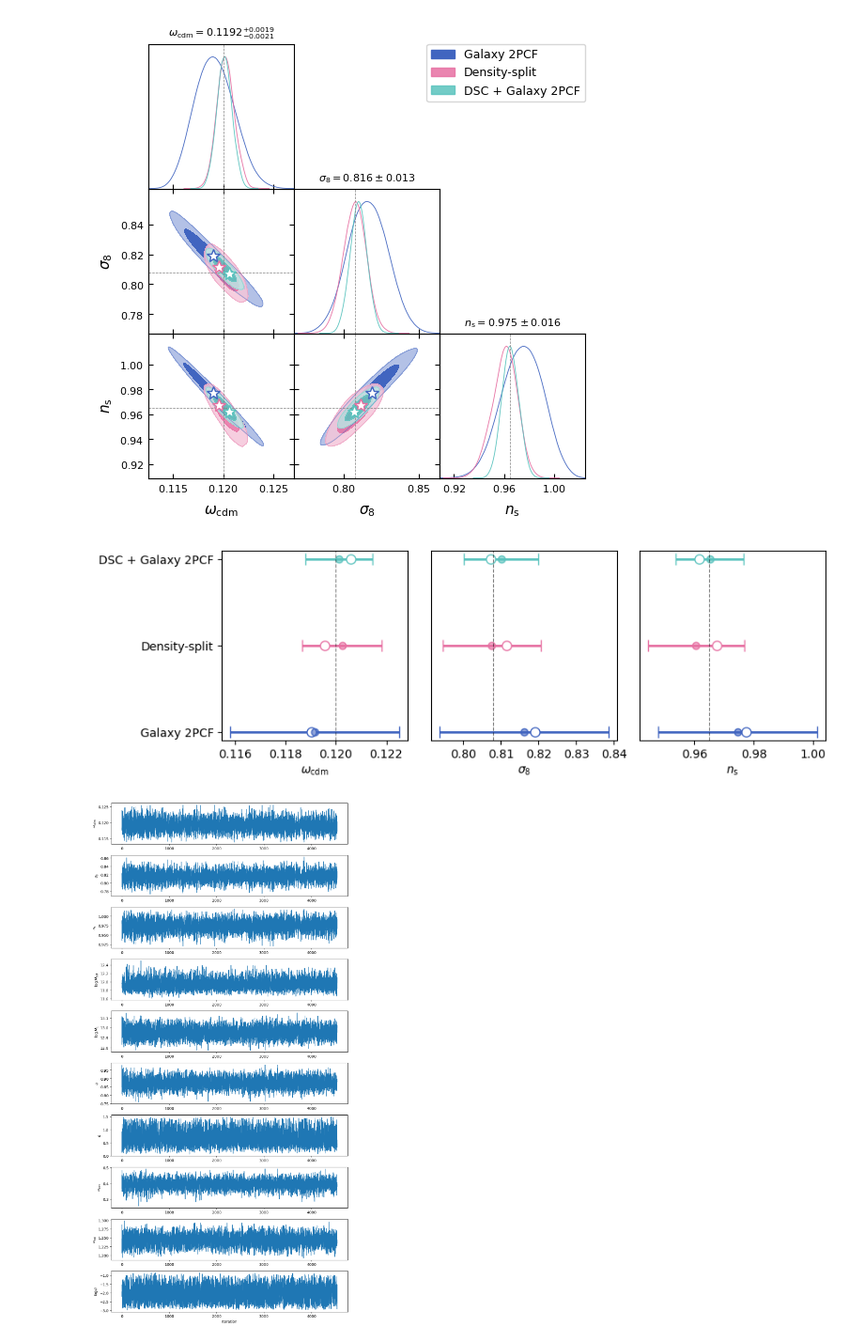
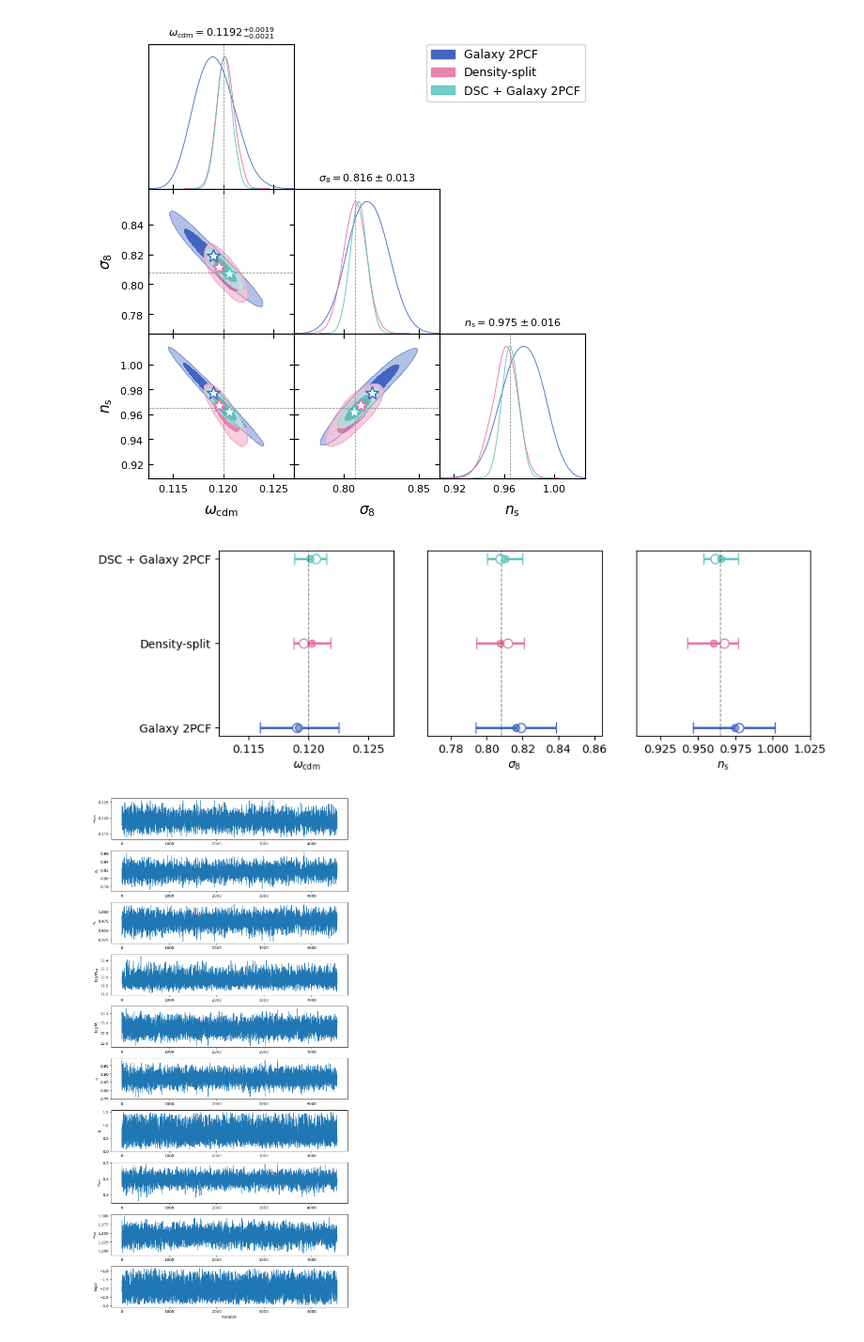
Before and after one commit to epaillas/acm, a Jupyter notebook: projects/bgs/inference/control_plots.ipynb, the cells around one changed output. Shown at 94% size. Cells and saved outputs as stored; diff of their text form; code cells hidden in the pictures.

```diff
--- a/projects/bgs/inference/control_plots.ipynb
+++ b/projects/bgs/inference/control_plots.ipynb
@@ -7,13 +7,13 @@ colors = ["#4165c0", "#e770a2", "#5ac3be", "#696969", "#f79a1e", "#ba7dcd"]
 
 object = ControlPlots()
 
-chain_dir = '/pscratch/sd/s/sbouchar/acm/bgs/chains/fixed_assembly/c000_hod096/'
+chain_dir = '/pscratch/sd/s/sbouchar/acm/bgs/chains/LCDM_reduced/HOD_reduced/c000_hod096/'
 chain = object.load_chain(chain_dir + 'tpcf_chain.npy', label='tpcf')
 chain = object.load_chain(chain_dir + 'dsc_conf_chain.npy', label='dsc_conf')
 chain = object.load_chain(chain_dir + 'tpcf+dsc_conf_chain.npy', label='tpcf+dsc_conf')
 
 cosmo_params = ['omega_cdm', 'sigma8_m', 'n_s', ]#, 'omega_b', 'nrun', 'N_ur', 'w0_fld', 'wa_fld']
-hod_params = ['logM_cut', 'logM_1', 'alpha', 'kappa', 'sigma', 'alpha_c', 'alpha_s']#, 'B_cen', 'B_sat', ]
+hod_params = ['logM_cut', 'logM_1', 'alpha', 'kappa', 'sigma', 'alpha_c', 'alpha_s']#, 'B_cen', 'B_sat']
 g = object.plot_triangle(add_bestfit=True, markers=chain['markers'], title_limit=1, filled=True, colors=colors, label_dict=label_dict, params=cosmo_params)
 plt.show();
 # %% [output]
@@ -22,12 +22,12 @@ Removed no burn in
 Removed no burn in
 [figure]
 # %%
-fig, ax = object.plot_map(percentile=95, colors=colors, label_dict=label_dict, markers=chain['markers'], params=cosmo_params);
+fig, ax = object.plot_map(percentile=[5, 95], colors=colors, label_dict=label_dict, markers=chain['markers'], params=cosmo_params);
 
-# for i, p in enumerate(cosmo_params):
-#     ax[i].set_xlim(g.get_axes([p]).get_xlim())
+for i, p in enumerate(cosmo_params):
+    ax[i].set_xlim(g.get_axes([p]).get_xlim())
 # %% [output]
-[figure, old version]
+[figure, new version]
 # %%
 object.plot_trace(label='tpcf');
 # %% [output]
```
